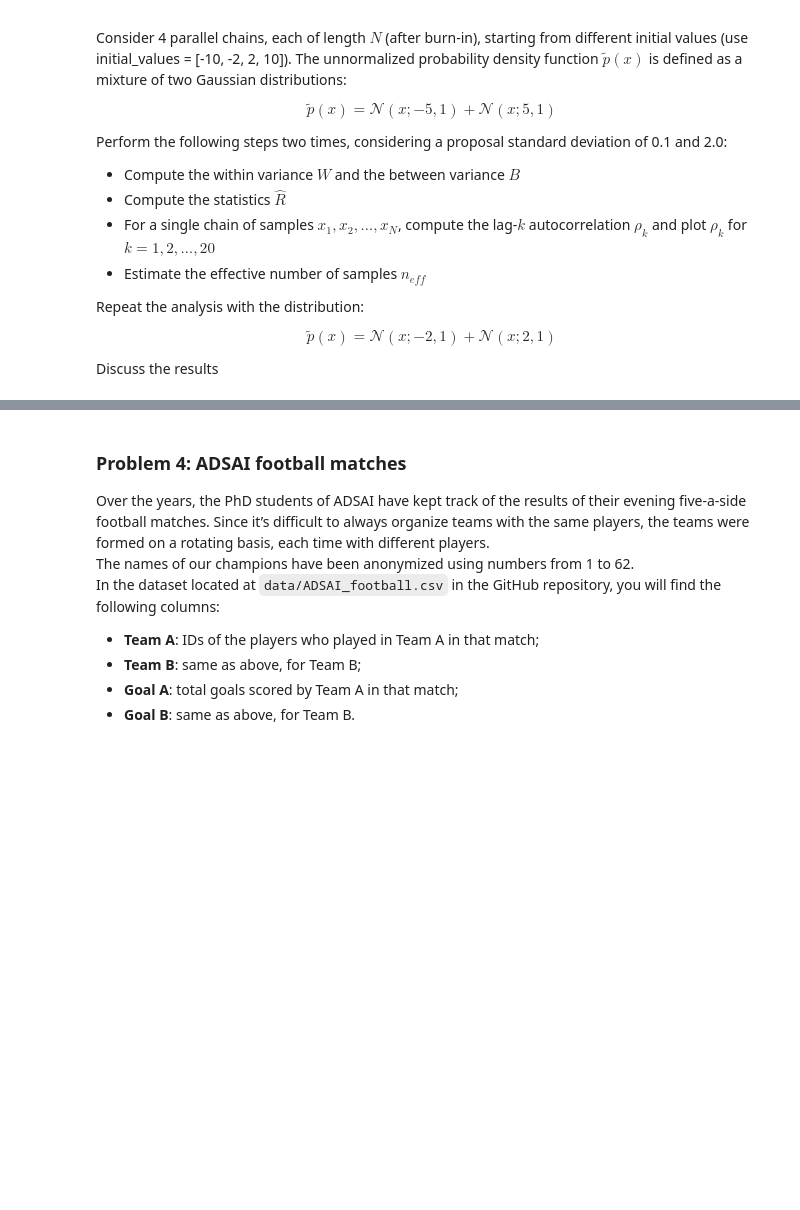
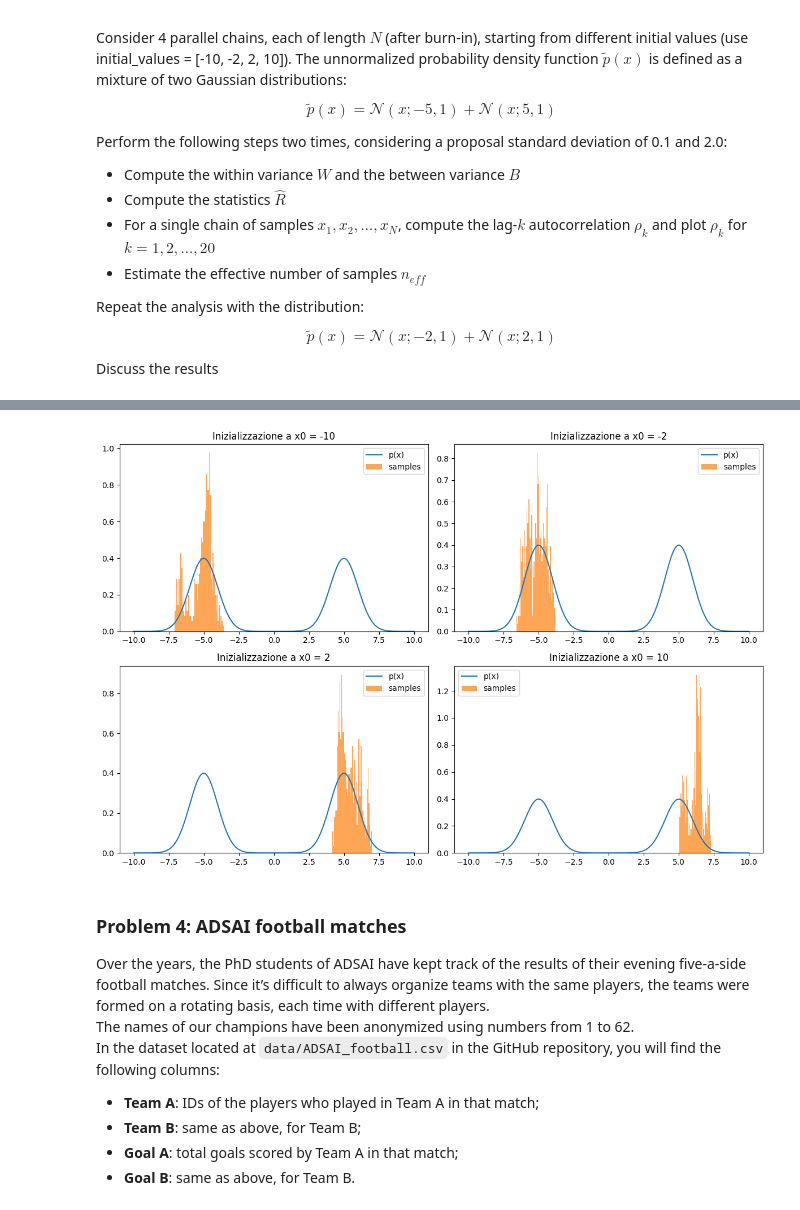
Before and after one commit to TommasoPiscitelli/PML2025, a Jupyter notebook: Homeworks/Homework_2.ipynb, the cells around one changed output, grey strips where cells are left out. Cells and saved outputs as stored; diff of their text form; code cells hidden in the pictures; blank space fills up the shorter version.

```diff
--- a/Homeworks/Homework_2.ipynb
+++ b/Homeworks/Homework_2.ipynb
@@ -137,0 +194,17 @@ Discuss the results
+# %%
+sigma = 0.1
+burn_in = 500 # number of samples to discard before collecting data
+n = 1000
+
+x_1,r_1 = metropolis_hastings(-10, n, sigma)
+x_2,r_2 = metropolis_hastings(-2, n, sigma)
+x_3,r_3 = metropolis_hastings(2, n, sigma)
+x_4,r_4 = metropolis_hastings(10, n, sigma)
+
+x_1 = x_1[burn_in:]
+x_2 = x_2[burn_in:]
+x_3 = x_3[burn_in:]
+x_4 = x_4[burn_in:]
+
+# print('x:', len(x))
+# print('Rejection rate:', r)
@@ -138,3 +229,31 @@ Discuss the results
+# %%
+
+fig, axs = plt.subplots(2, 2, figsize=(12, 8))  # 2 righe, 2 colonne
+
+axs[0, 0].plot(t, p_tilde(t), label='p(x)')
+axs[0, 0].hist(x_1, bins=50, density=True, alpha=0.7, label='samples')
+axs[0, 0].set_title('Inizializzazione a x0 = -10')
+axs[0, 0].legend()
+
+axs[0, 1].plot(t, p_tilde(t), label='p(x)')
+axs[0, 1].hist(x_2, bins=50, density=True, alpha=0.7, label='samples')
+axs[0, 1].set_title('Inizializzazione a x0 = -2')
+axs[0, 1].legend()
+
+axs[1, 0].plot(t, p_tilde(t), label='p(x)')
+axs[1, 0].hist(x_3, bins=50, density=True, alpha=0.7, label='samples')
+axs[1, 0].set_title('Inizializzazione a x0 = 2')
+axs[1, 0].legend()
+
+axs[1, 1].plot(t, p_tilde(t), label='p(x)')
+axs[1, 1].hist(x_4, bins=50, density=True, alpha=0.7, label='samples')
+axs[1, 1].set_title('Inizializzazione a x0 = 10')
+axs[1, 1].legend()
+
+plt.tight_layout()
+plt.show()
+# %% [output]
+[figure, added]
 # %% [markdown]
 ### Problem 4: ADSAI football matches
 Over the years, the PhD students of ADSAI have kept track of the results of their evening five-a-side football matches. Since it’s difficult to always organize teams with the same players, the teams were formed on a rotating basis, each time with different players.
```
Also changed, not shown: parts of 3 cells of this notebook.
